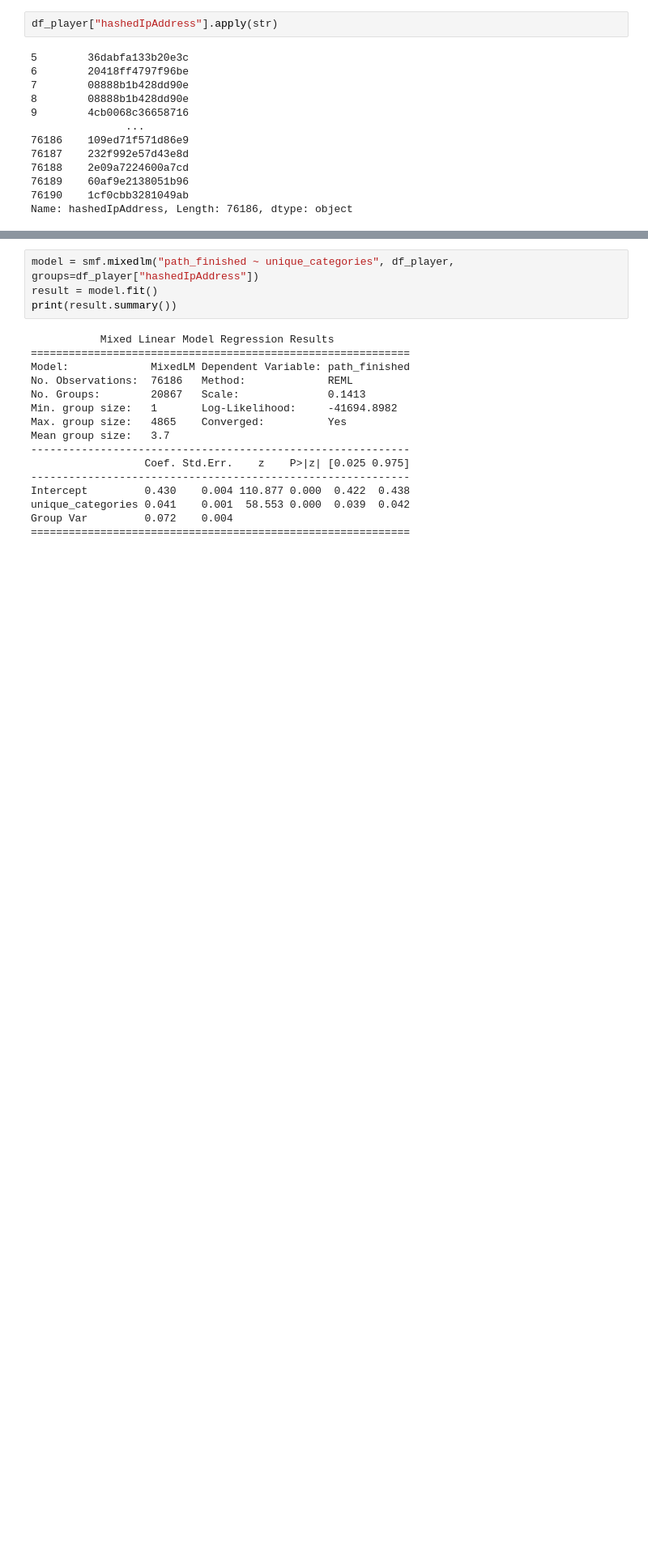
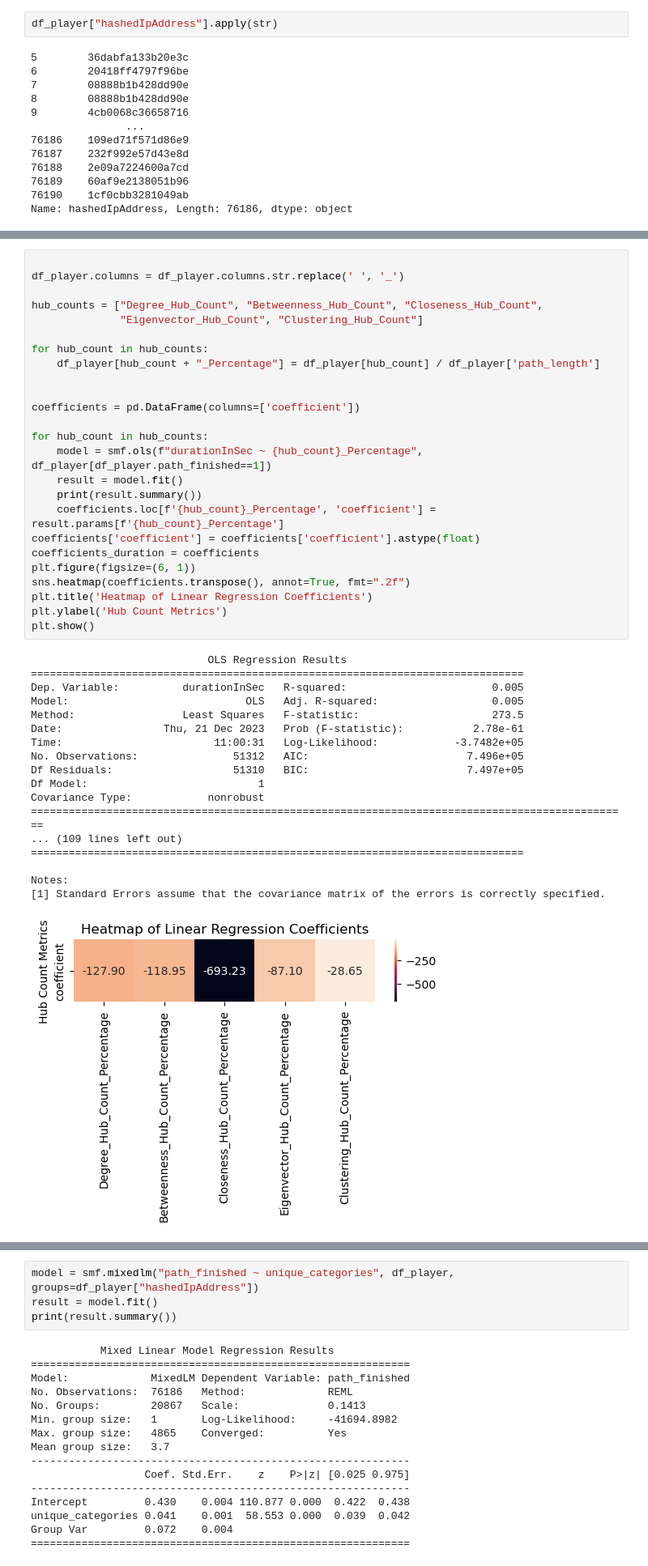
Before and after one commit to epfl-ada/ada-2023-project-epfldatadynamos, a Jupyter notebook: P3.ipynb, the cells around one changed output, grey strips where cells are left out. Shown: that part at 81% size. Cells and saved outputs as stored; diff of their text form; blank space fills up the shorter version.

```diff
--- a/P3.ipynb
+++ b/P3.ipynb
@@ -842,0 +865,44 @@ plt.show()
+# %%
+
+df_player.columns = df_player.columns.str.replace(' ', '_')
+
+hub_counts = ["Degree_Hub_Count", "Betweenness_Hub_Count", "Closeness_Hub_Count",
+              "Eigenvector_Hub_Count", "Clustering_Hub_Count"]
+
+for hub_count in hub_counts:
+    df_player[hub_count + "_Percentage"] = df_player[hub_count] / df_player['path_length']
+
+
+coefficients = pd.DataFrame(columns=['coefficient'])
+
+for hub_count in hub_counts:
+    model = smf.ols(f"durationInSec ~ {hub_count}_Percentage", df_player[df_player.path_finished==1])
+    result = model.fit()
+    print(result.summary())
+    coefficients.loc[f'{hub_count}_Percentage', 'coefficient'] = result.params[f'{hub_count}_Percentage']
+coefficients['coefficient'] = coefficients['coefficient'].astype(float)
+coefficients_duration = coefficients
+plt.figure(figsize=(6, 1))
+sns.heatmap(coefficients.transpose(), annot=True, fmt=".2f")
+plt.title('Heatmap of Linear Regression Coefficients')
+plt.ylabel('Hub Count Metrics')
+plt.show()
+# %% [output]
+                            OLS Regression Results
+==============================================================================
+Dep. Variable:          durationInSec   R-squared:                       0.005
+Model:                            OLS   Adj. R-squared:                  0.005
+Method:                 Least Squares   F-statistic:                     273.5
+Date:                Thu, 21 Dec 2023   Prob (F-statistic):           2.78e-61
+Time:                        11:00:31   Log-Likelihood:            -3.7482e+05
+No. Observations:               51312   AIC:                         7.496e+05
+Df Residuals:                   51310   BIC:                         7.497e+05
+Df Model:                           1
+Covariance Type:            nonrobust
+===============================================================================================
+... (109 lines left out)
+==============================================================================
+
+Notes:
+[1] Standard Errors assume that the covariance matrix of the errors is correctly specified.
+[figure, added]
```
Also changed, not shown: parts of 11 cells of this notebook, 1 other file.
